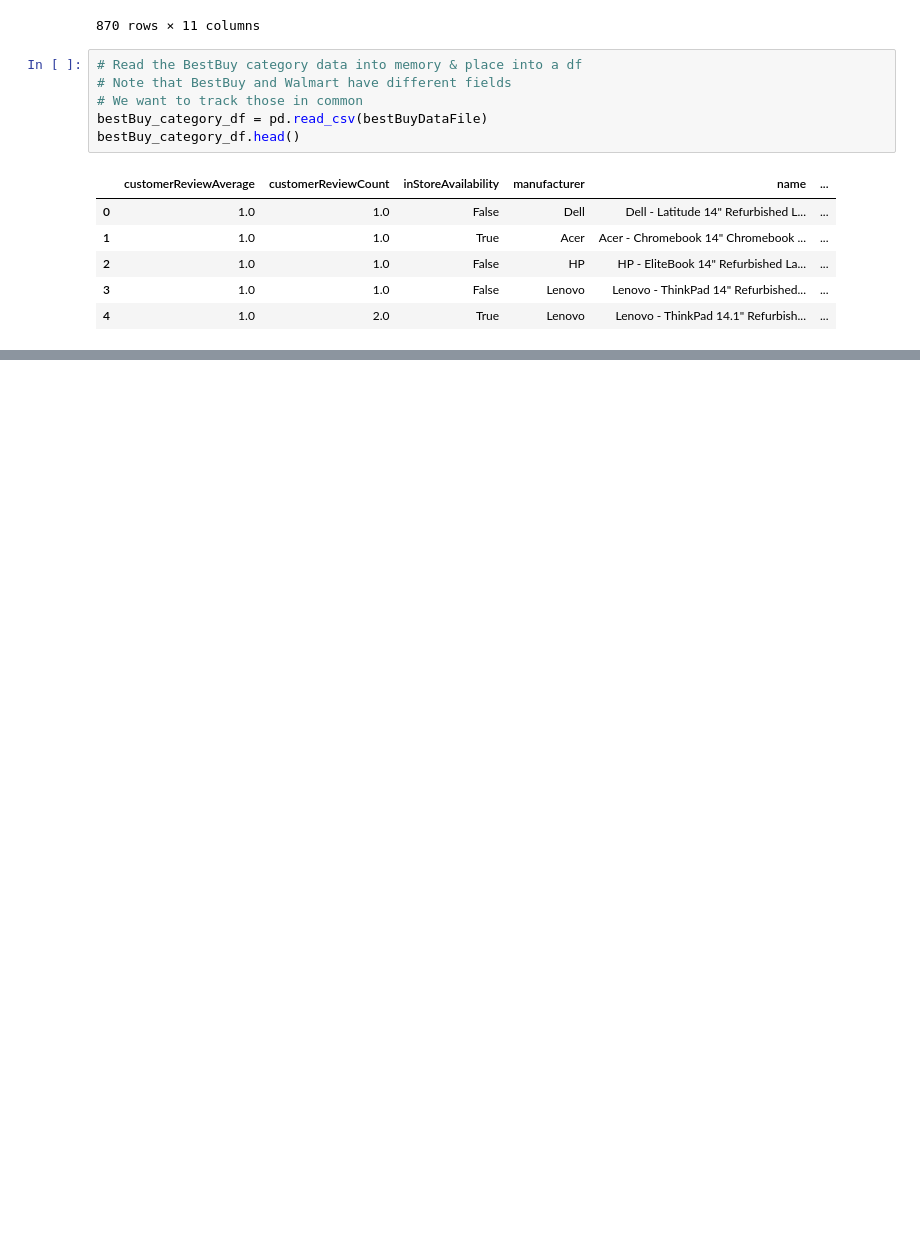
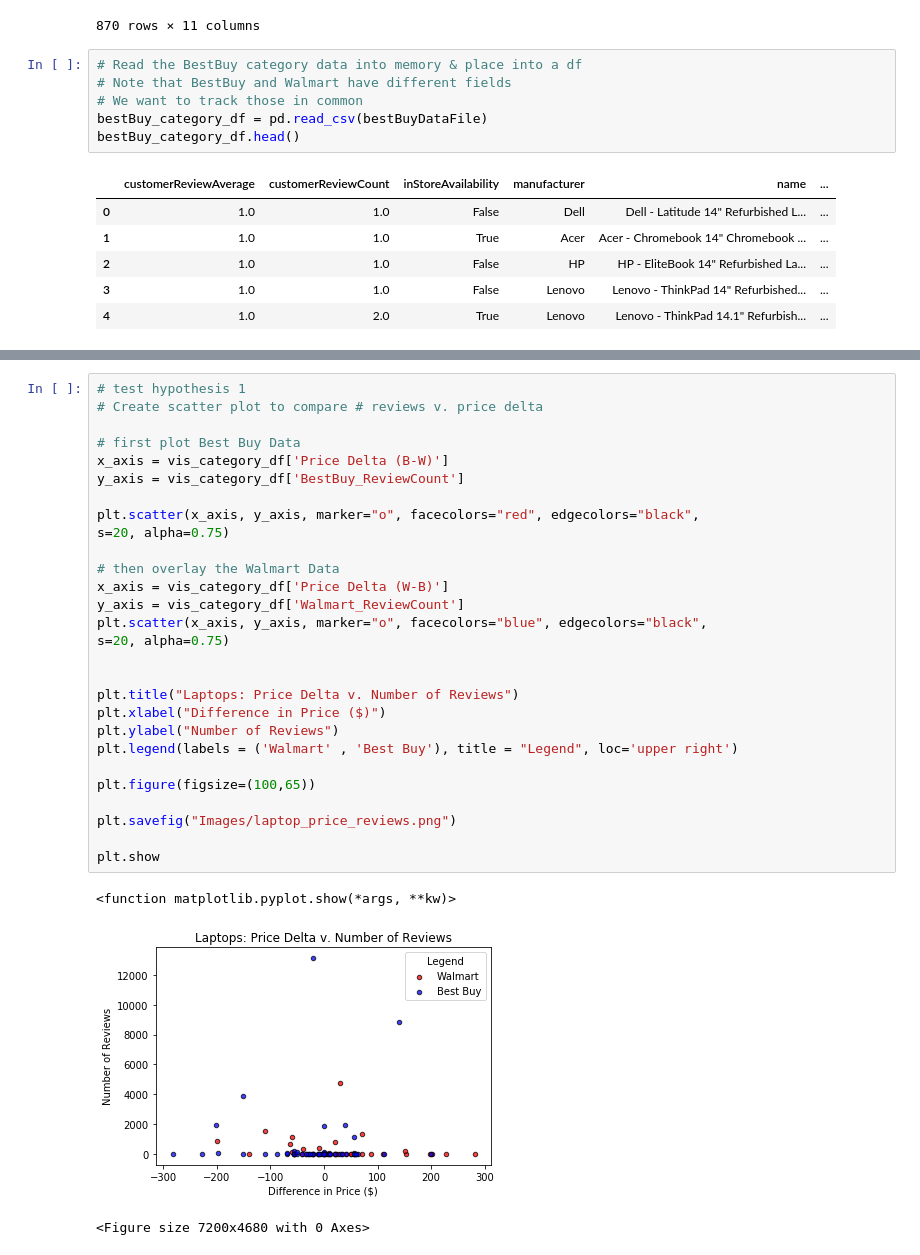
Before and after one commit to craigpreid/HackNSlack, a Jupyter notebook: working_code/Compare.ipynb, the cells around one changed output, grey strips where cells are left out. Cells and saved outputs as stored; diff of their text form; blank space fills up the shorter version.

```diff
--- a/working_code/Compare.ipynb
+++ b/working_code/Compare.ipynb
@@ -148,0 +222,32 @@ compare_df=compare_df.sort_values(by = ['BestBuy_Price'], ascending=False)
+# %%
+# test hypothesis 1
+# Create scatter plot to compare # reviews v. price delta
+
+# first plot Best Buy Data
+x_axis = vis_category_df['Price Delta (B-W)']
+y_axis = vis_category_df['BestBuy_ReviewCount']
+
+plt.scatter(x_axis, y_axis, marker="o", facecolors="red", edgecolors="black",
+s=20, alpha=0.75)
+
+# then overlay the Walmart Data
+x_axis = vis_category_df['Price Delta (W-B)']
+y_axis = vis_category_df['Walmart_ReviewCount']
+plt.scatter(x_axis, y_axis, marker="o", facecolors="blue", edgecolors="black",
+s=20, alpha=0.75)
+
+
+plt.title("Laptops: Price Delta v. Number of Reviews")
+plt.xlabel("Difference in Price ($)")
+plt.ylabel("Number of Reviews")
+plt.legend(labels = ('Walmart' , 'Best Buy'), title = "Legend", loc='upper right')
+
+plt.figure(figsize=(100,65))
+
+plt.savefig("Images/laptop_price_reviews.png")
+
+plt.show
+# %% [output]
+<function matplotlib.pyplot.show(*args, **kw)>
+[figure, added]
+<Figure size 7200x4680 with 0 Axes>
```
Also changed, not shown: parts of 8 cells of this notebook, 13 other files.
